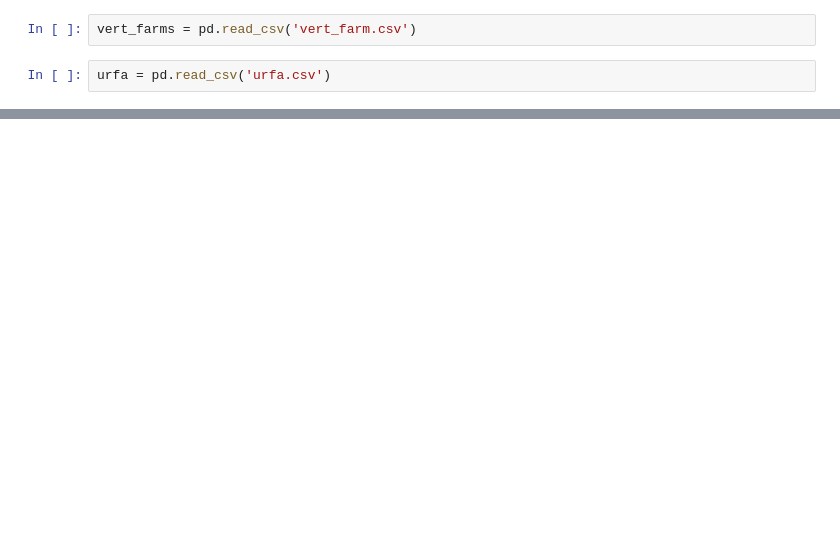
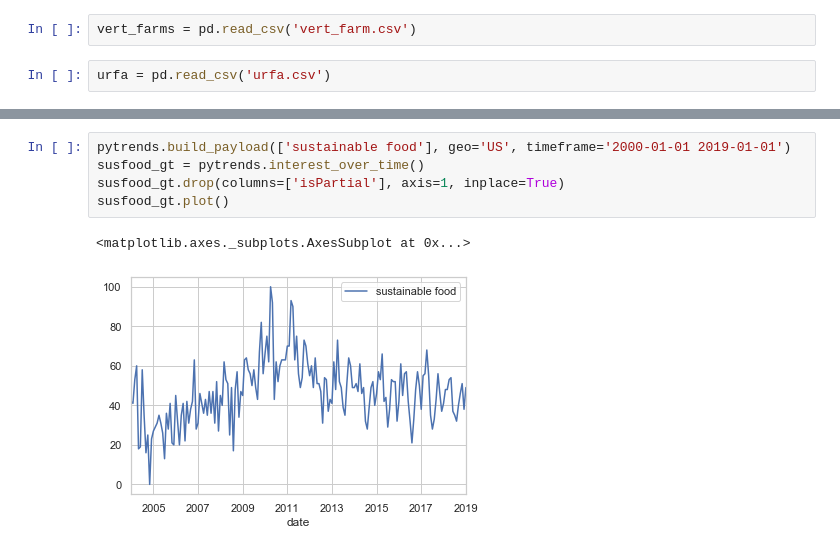
Before and after one commit to daveajstearns/mod5_project, a Jupyter notebook: data_collection.ipynb, the cells around one changed output, grey strips where cells are left out. Saved outputs shown, nothing was run; the diff lists cells and outputs as text; blank space fills up the shorter version.

```diff
--- a/data_collection.ipynb
+++ b/data_collection.ipynb
@@ -304,0 +164,8 @@ auto_corrs(urfa.resample('M').sum(), 'Urban Farming')
+# %%
+pytrends.build_payload(['sustainable food'], geo='US', timeframe='2000-01-01 2019-01-01')
+susfood_gt = pytrends.interest_over_time()
+susfood_gt.drop(columns=['isPartial'], axis=1, inplace=True)
+susfood_gt.plot()
+# %% [output]
+<matplotlib.axes._subplots.AxesSubplot at 0x...>
+[figure, added]
```
Also changed, not shown: parts of 48 cells of this notebook.
